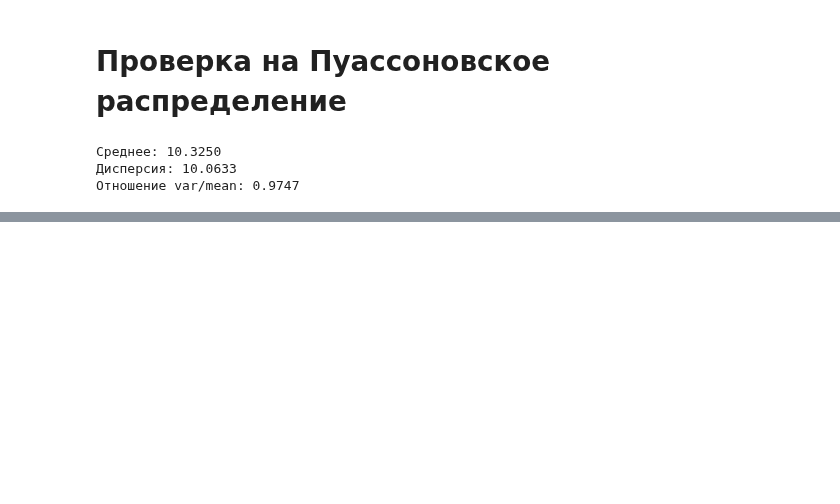
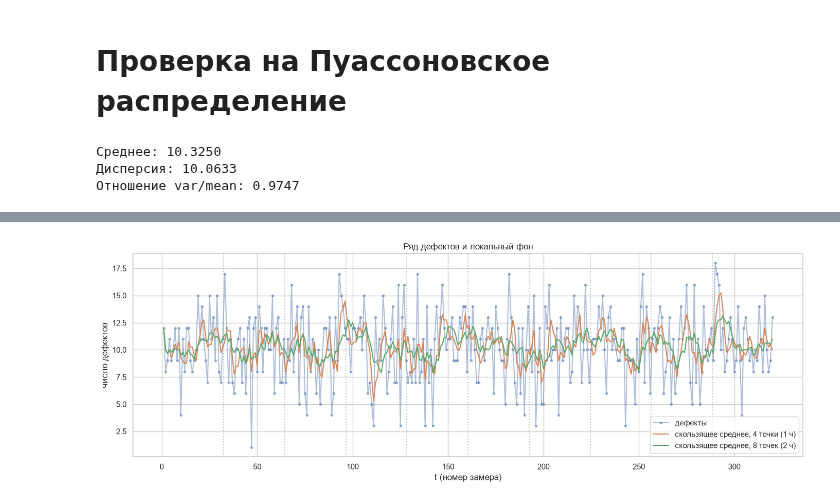
Before and after one commit to Archuqq/PD, a Jupyter notebook: file.ipynb, the cells around one changed output, grey strips where cells are left out. Cells and saved outputs as stored; diff of their text form; code cells hidden in the pictures; blank space fills up the shorter version.

```diff
--- a/file.ipynb
+++ b/file.ipynb
@@ -141,0 +162,21 @@ plt.show()
+# %%
+df["slot_idx"] = df.groupby("Day").cumcount() + 1
+df["ma_4"] = df["Defects"].rolling(4, min_periods=1).mean()
+df["ma_8"] = df["Defects"].rolling(8, min_periods=1).mean()
+df["std_8"] = df["Defects"].rolling(8, min_periods=2).std()
+df["delta"] = df["Defects"].diff()
+
+plt.figure(figsize=(14, 5))
+plt.plot(df["t"], df["Defects"], alpha=0.45, marker="o", ms=3, label="дефекты")
+plt.plot(df["t"], df["ma_4"], label="скользящее среднее, 4 точки (1 ч)")
+plt.plot(df["t"], df["ma_8"], label="скользящее среднее, 8 точек (2 ч)")
+for day in range(2, int(df["Day"].max()) + 1):
+    plt.axvline((day - 1) * 32 + 0.5, color="gray", ls=":", alpha=0.5)
+plt.xlabel("t (номер замера)")
+plt.ylabel("число дефектов")
+plt.title("Ряд дефектов и локальный фон")
+plt.legend()
+plt.tight_layout()
+plt.show()
+# %% [output]
+[figure, added]
```
Also changed, not shown: parts of 15 cells of this notebook, 2 other files.
